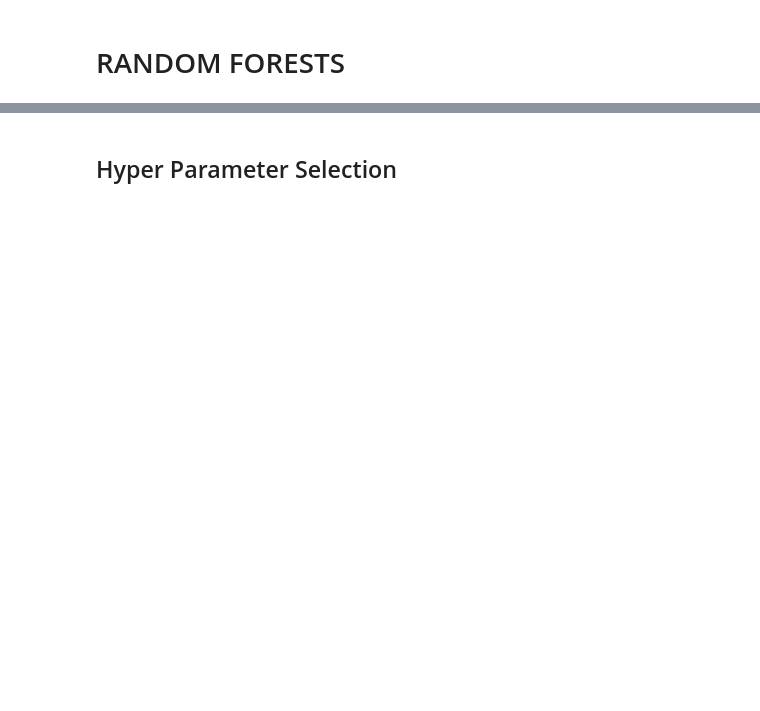
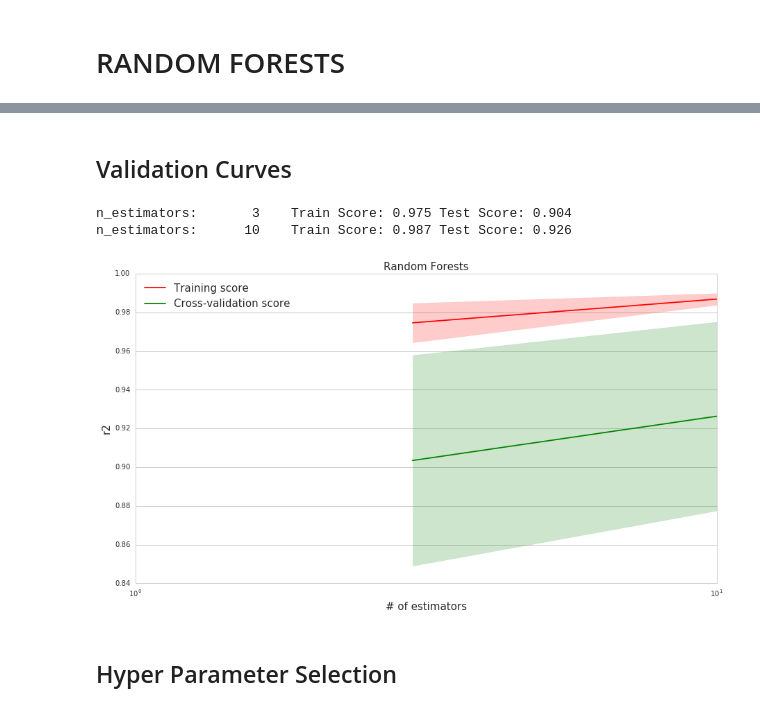
Before and after one commit to rvishakh/udacity, a Jupyter notebook: MLND/capstone/didi/implement_basic.ipynb, the cells around one changed output, grey strips where cells are left out. Cells and saved outputs as stored; diff of their text form; code cells hidden in the pictures; blank space fills up the shorter version.

```diff
--- a/MLND/capstone/didi/implement_basic.ipynb
+++ b/MLND/capstone/didi/implement_basic.ipynb
@@ -27,18 +27,40 @@ Results of model fitting: parameters and scores.
 # %%
 # Import the required library packages
 import os
+import re
+import timeit
+
 import numpy as np
 import pandas as pd
 import matplotlib.pyplot as plt
-import re
 import seaborn as sns
 
+from sklearn.ensemble import RandomForestRegressor
+from sklearn.tree import DecisionTreeRegressor
+from sklearn.linear_model import LinearRegression
+from sklearn.svm import SVR
+from sklearn.neighbors import KNeighborsRegressor
+
+from sklearn import metrics
+from sklearn import cross_validation
 from sklearn.cross_validation import cross_val_score
 from sklearn.preprocessing import StandardScaler
 from sklearn.grid_search import GridSearchCV
-from sklearn import metrics
-from sklearn.ensemble import RandomForestRegressor
+from sklearn.metrics import make_scorer
+from sklearn.learning_curve import learning_curve
+from sklearn.learning_curve import validation_curve
+
 from six.moves import cPickle as pickle
 
+# Settings for matplotlib, Seaborn
+%matplotlib inline
+sns.set_style('whitegrid')
+
+# Set font sizes for matplots
+plt.rcParams.update({'font.size': 15,
+                     'legend.fontsize': 'medium',
+                     'axes.titlesize': 'medium',
+                     'axes.labelsize': 'medium'})
+
 print 'Read in packages from os, numpy, pandas, matplotlib, seaborn, sklearn & six'
 # %% [output]
@@ -590,3 +518,14 @@ generate_traintestscores(gX_train=gX_train, gy_train=gy_train, gX_test=gX_test,
+# %% [markdown]
+## Validation Curves
+# %%
+plot_validation_curve(estimator=RandomForestRegressor(), X=gX_train, y=gy_train,
+                      param_name='n_estimators', param_range=[3,10],
+                      scoring='r2', plot_title='Random Forests', x_label='# of estimators', y_label='r2',
+                      n_jobs=-1)
+# %% [output]
+n_estimators:       3    Train Score: 0.975 Test Score: 0.904
+n_estimators:      10    Train Score: 0.987 Test Score: 0.926
+[figure, added]
 # %% [markdown]
 ## Hyper Parameter Selection
 # %%
```
Also changed, not shown: parts of 36 cells of this notebook.
